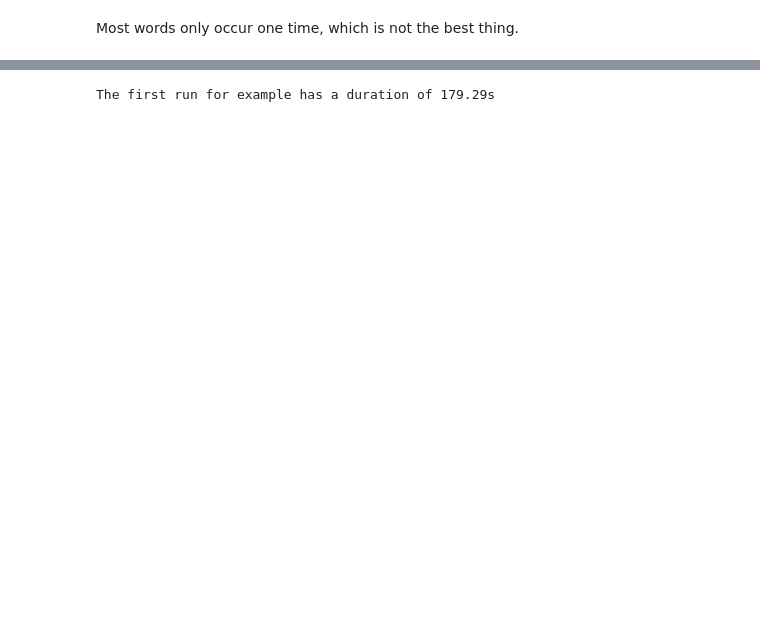
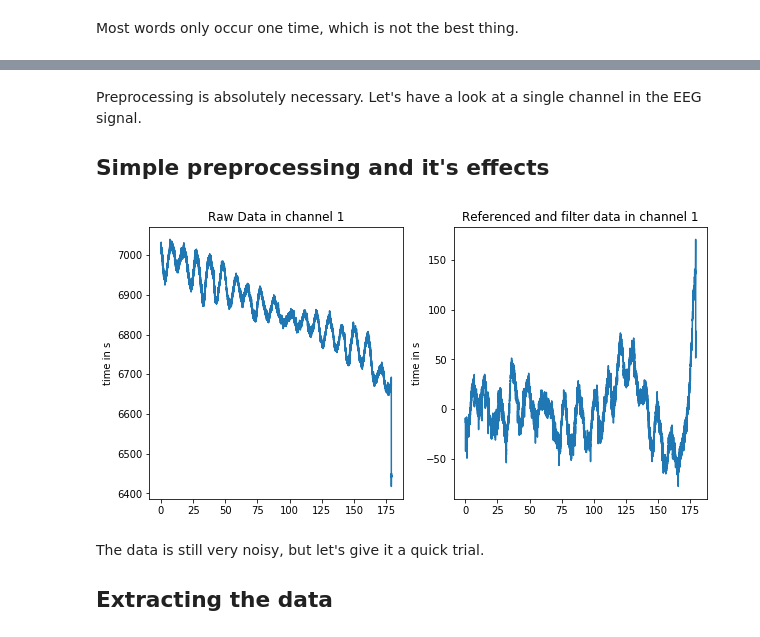
Before and after one commit to SRSteinkamp/EEGtoText, a Jupyter notebook: EEGtoText.ipynb, the cells around one changed output, grey strips where cells are left out. Drawn from its saved outputs; the diff is of its cells as text; code cells hidden in the pictures; blank space fills up the shorter version.

```diff
--- a/EEGtoText.ipynb
+++ b/EEGtoText.ipynb
@@ -60,7 +74,24 @@ But we can now epoch data based on the ``word_samples_ons`` dictionary. The onse
 # A single data set:
 participant = 'Subject1'
 eeg, mastoids = iu.load_one_subject(participant)
-# %%
-print(f'The first run for example has a duration of {eeg[0].shape[0]/128:4.2f}s')
-# %% [output]
-The first run for example has a duration of 179.29s
+# %% [markdown]
+Preprocessing is absolutely necessary. Let's have a look at a single channel in the EEG signal.
+
+## Simple preprocessing and it's effects
+# %%
+# Create a vector indicating the seconds of the EEG signal:
+t = np.linspace(0, eeg[0].shape[0]/128, eeg[0].shape[0])
+plt.figure(figsize=(10,5))
+plt.subplot(121)
+plt.plot(t, eeg[0][:, 0]);
+plt.title('Raw Data in channel 1');
+plt.ylabel('time in s');
+plt.subplot(122)
+plt.plot(t, iu.simple_EEG_preprocessing(eeg[0], 0.01, 35, 128)[:, 0])
+plt.title('Referenced and filter data in channel 1');
+plt.ylabel('time in s');
+# %% [output]
+[figure, added]
+# %% [markdown]
+The data is still very noisy, but let's give it a quick trial.
+## Extracting the data
```
Also changed, not shown: parts of 18 cells of this notebook.
